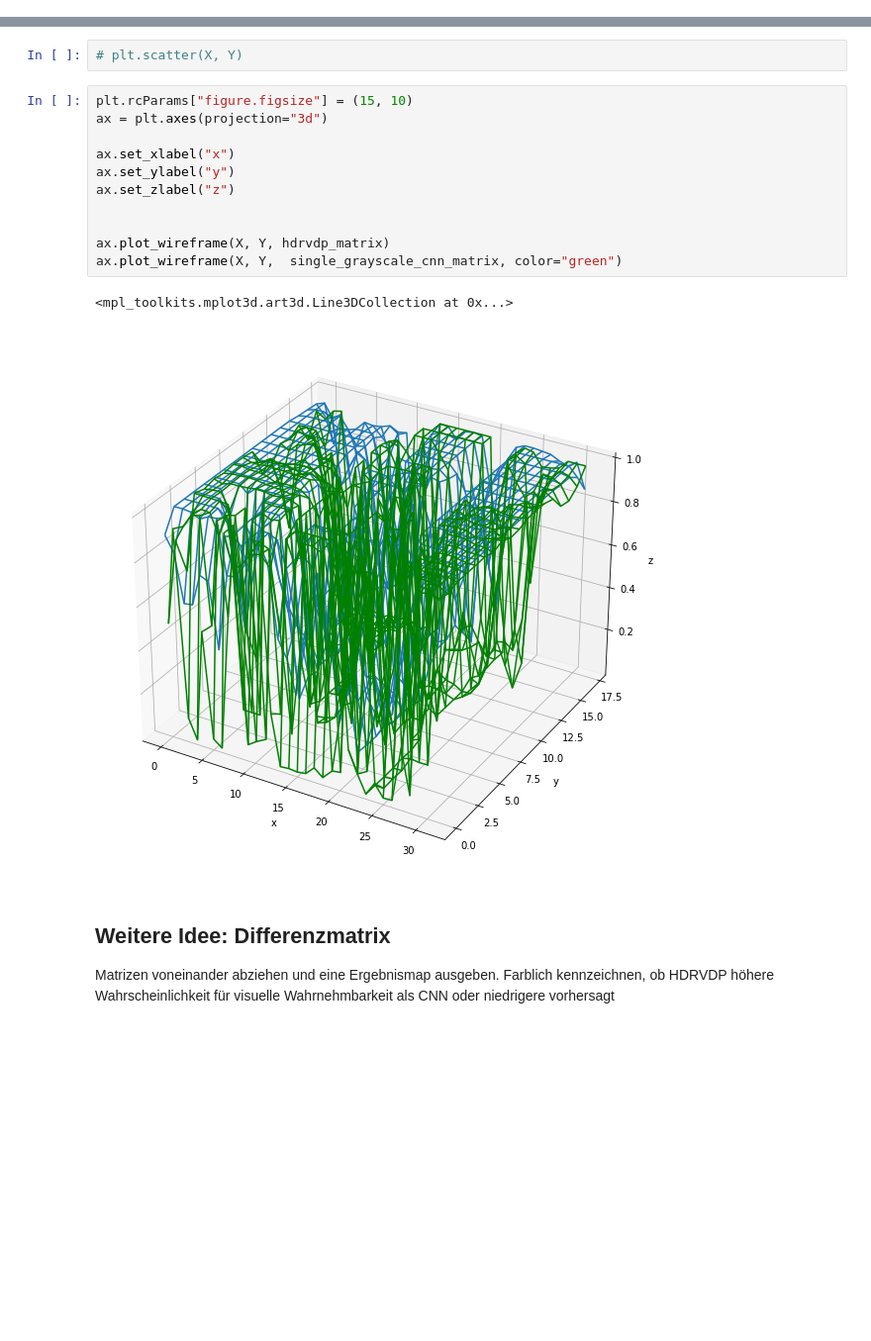
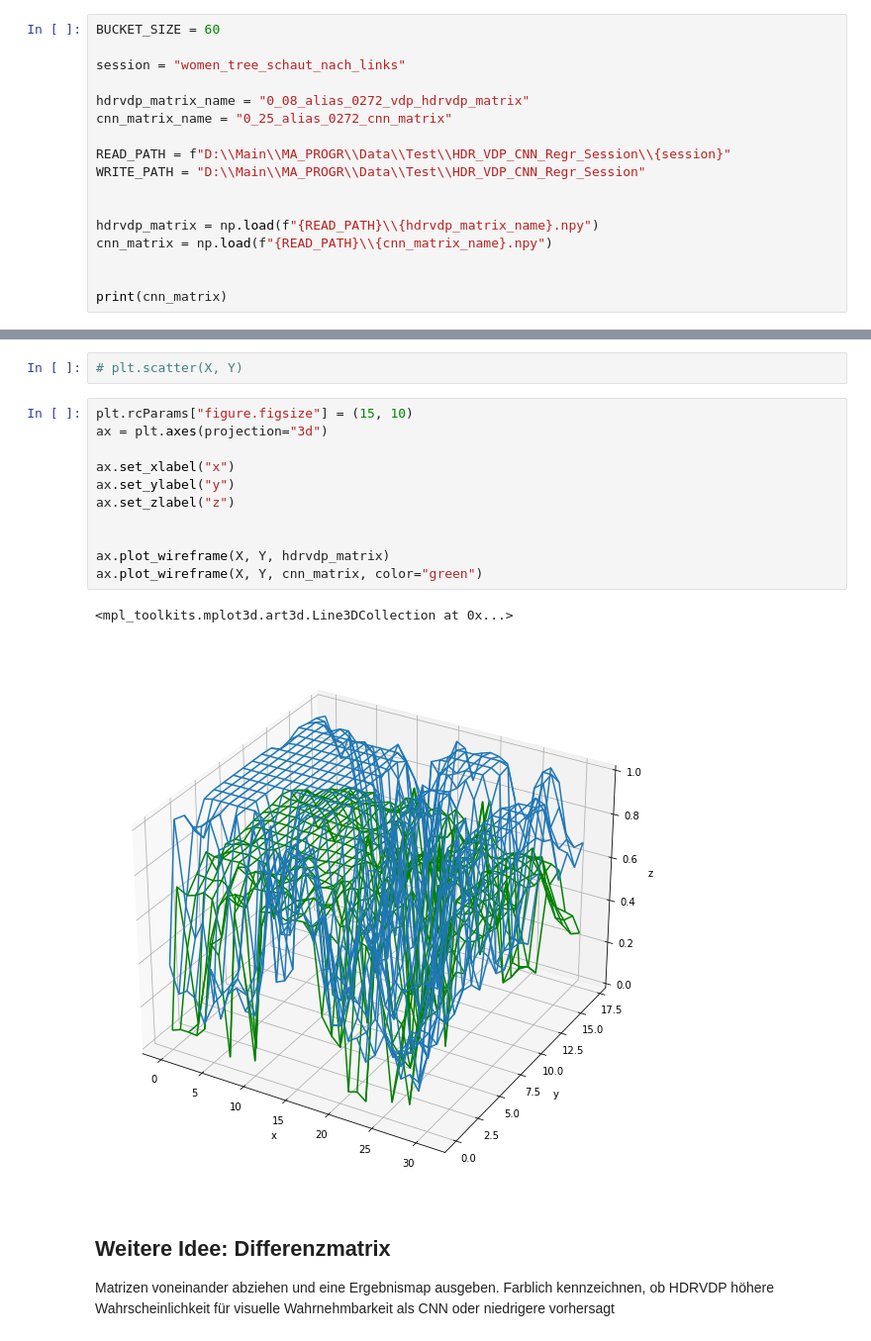
Before and after one commit to sk267/CNN_HDRVDP_Testing, a Jupyter notebook: plotting_results_hdrvdp_vs_single_grayscale.ipynb, the cells around one changed output, grey strips where cells are left out. Shown at 99% size. Cells and saved outputs as stored; diff of their text form; blank space fills up the shorter version.

```diff
--- a/plotting_results_hdrvdp_vs_single_grayscale.ipynb
+++ b/plotting_results_hdrvdp_vs_single_grayscale.ipynb
@@ -32,0 +4,17 @@ print(single_grayscale_cnn_matrix)
+# %%
+BUCKET_SIZE = 60
+
+session = "women_tree_schaut_nach_links"
+
+hdrvdp_matrix_name = "0_08_alias_0272_vdp_hdrvdp_matrix"
+cnn_matrix_name = "0_25_alias_0272_cnn_matrix"
+
+READ_PATH = f"D:\\Main\\MA_PROGR\\Data\\Test\\HDR_VDP_CNN_Regr_Session\\{session}"
+WRITE_PATH = "D:\\Main\\MA_PROGR\\Data\\Test\\HDR_VDP_CNN_Regr_Session"
+
+
+hdrvdp_matrix = np.load(f"{READ_PATH}\\{hdrvdp_matrix_name}.npy")
+cnn_matrix = np.load(f"{READ_PATH}\\{cnn_matrix_name}.npy")
+
+
+print(cnn_matrix)
@@ -44,17 +50,17 @@ X, Y = np.meshgrid(x_values, y_values)
 # %%
 plt.rcParams["figure.figsize"] = (15, 10)
 ax = plt.axes(projection="3d")
 
 ax.set_xlabel("x")
 ax.set_ylabel("y")
 ax.set_zlabel("z")
 
 
 ax.plot_wireframe(X, Y, hdrvdp_matrix)
-ax.plot_wireframe(X, Y,  single_grayscale_cnn_matrix, color="green")
+ax.plot_wireframe(X, Y, cnn_matrix, color="green")
 # %% [output]
 <mpl_toolkits.mplot3d.art3d.Line3DCollection at 0x...>
-[figure, old version]
+[figure, new version]
 # %% [markdown]
 ## Weitere Idee: Differenzmatrix
 
```
Also changed, not shown: parts of 6 cells of this notebook, 4 other files.
